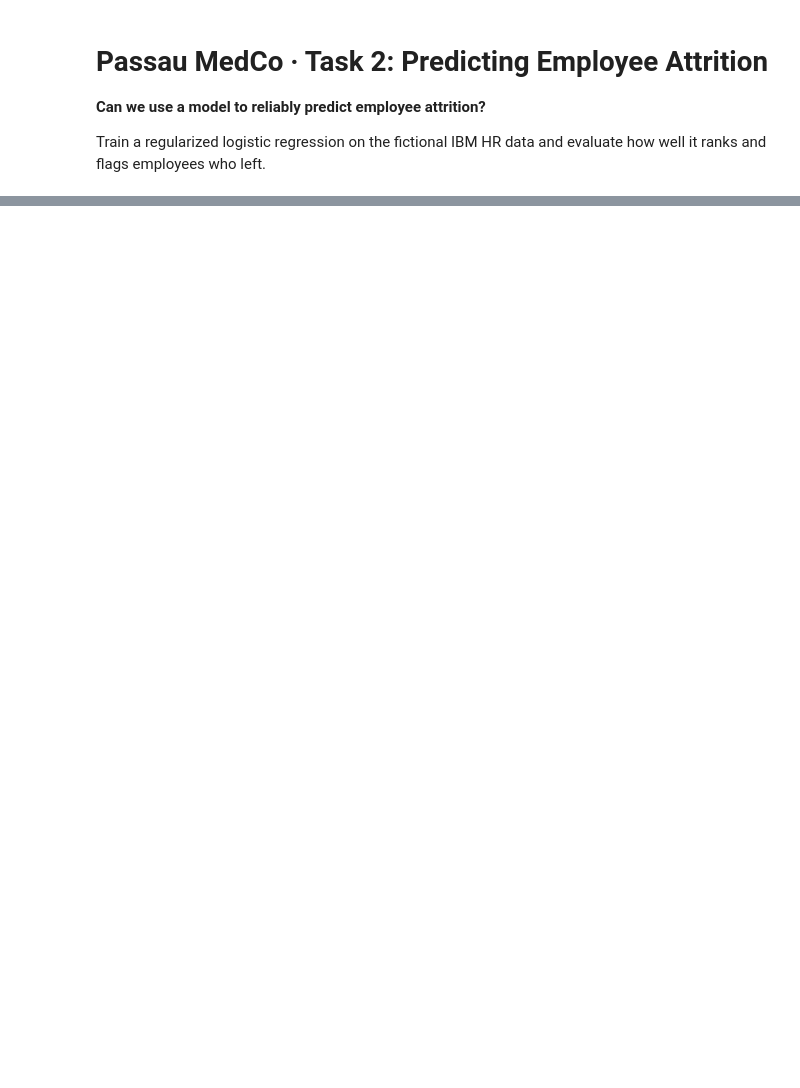
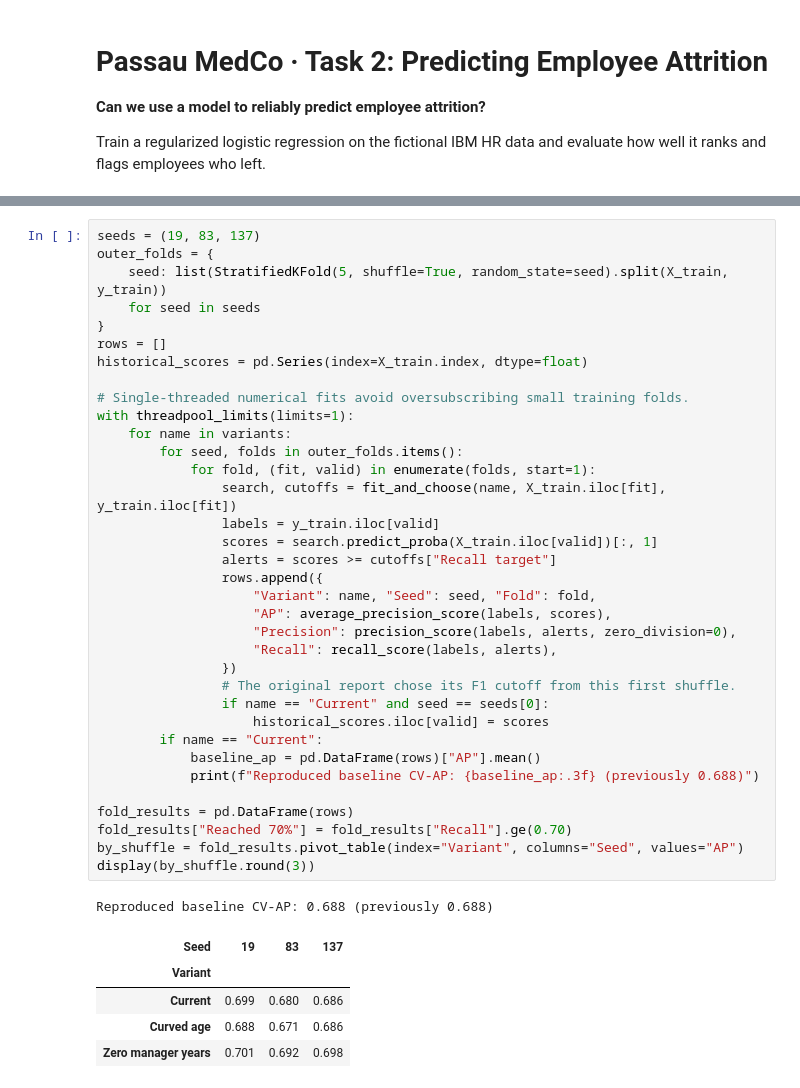
Before and after one commit to johanneswbr/medco-passau-xai, a Jupyter notebook: logistic_regression.ipynb, the cells around one changed output, grey strips where cells are left out. Drawn from its saved outputs; the diff is of its cells as text; blank space fills up the shorter version.

```diff
--- a/logistic_regression.ipynb
+++ b/logistic_regression.ipynb
@@ -238,0 +178,42 @@ Selected hyperparameters:
+# %%
+seeds = (19, 83, 137)
+outer_folds = {
+    seed: list(StratifiedKFold(5, shuffle=True, random_state=seed).split(X_train, y_train))
+    for seed in seeds
+}
+rows = []
+historical_scores = pd.Series(index=X_train.index, dtype=float)
+
+# Single-threaded numerical fits avoid oversubscribing small training folds.
+with threadpool_limits(limits=1):
+    for name in variants:
+        for seed, folds in outer_folds.items():
+            for fold, (fit, valid) in enumerate(folds, start=1):
+                search, cutoffs = fit_and_choose(name, X_train.iloc[fit], y_train.iloc[fit])
+                labels = y_train.iloc[valid]
+                scores = search.predict_proba(X_train.iloc[valid])[:, 1]
+                alerts = scores >= cutoffs["Recall target"]
+                rows.append({
+                    "Variant": name, "Seed": seed, "Fold": fold,
+                    "AP": average_precision_score(labels, scores),
+                    "Precision": precision_score(labels, alerts, zero_division=0),
+                    "Recall": recall_score(labels, alerts),
+                })
+                # The original report chose its F1 cutoff from this first shuffle.
+                if name == "Current" and seed == seeds[0]:
+                    historical_scores.iloc[valid] = scores
+        if name == "Current":
+            baseline_ap = pd.DataFrame(rows)["AP"].mean()
+            print(f"Reproduced baseline CV-AP: {baseline_ap:.3f} (previously 0.688)")
+
+fold_results = pd.DataFrame(rows)
+fold_results["Reached 70%"] = fold_results["Recall"].ge(0.70)
+by_shuffle = fold_results.pivot_table(index="Variant", columns="Seed", values="AP")
+display(by_shuffle.round(3))
+# %% [output]
+Reproduced baseline CV-AP: 0.688 (previously 0.688)
+| Seed | 19 | 83 | 137 |
+| Variant |  |  |  |
+| Current | 0.699 | 0.680 | 0.686 |
+| Curved age | 0.688 | 0.671 | 0.686 |
+| Zero manager years | 0.701 | 0.692 | 0.698 |
```
Also changed, not shown: parts of 19 cells of this notebook, 1 other file.
